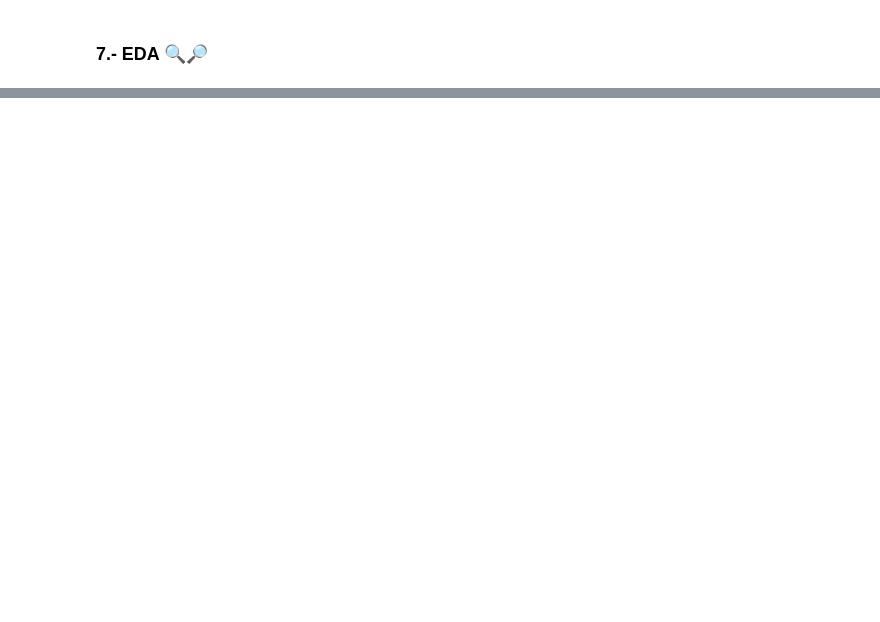
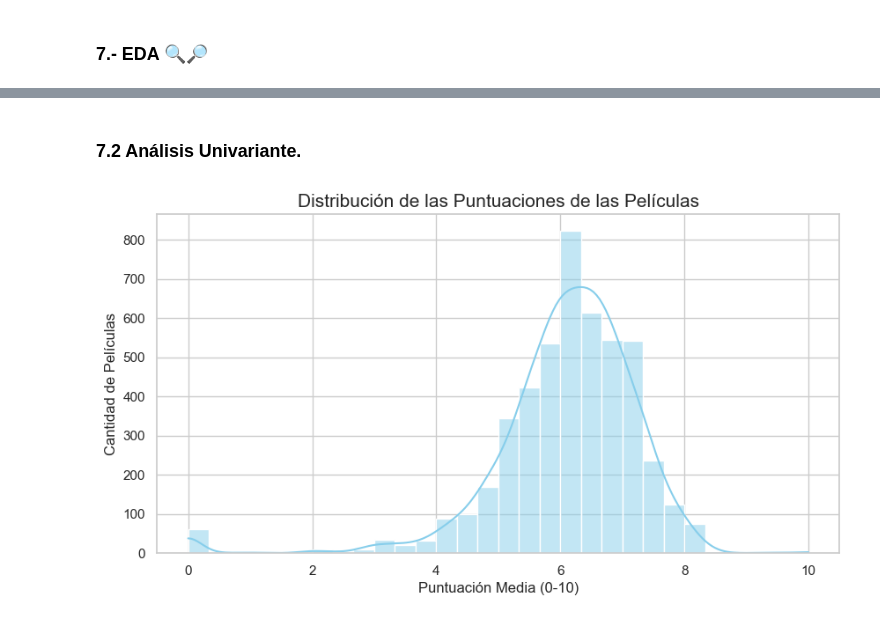
Before and after one commit to CesaReveron/An-lisis-de-Dataset-5000-Peliculas, a Jupyter notebook: analisis_previo.ipynb, the cells around one changed output, grey strips where cells are left out. Saved outputs shown, nothing was run; the diff lists cells and outputs as text; code cells hidden in the pictures; blank space fills up the shorter version.

Commit message:
Paso 7
Análisis Univariante y Bivariante

```diff
--- a/analisis_previo.ipynb
+++ b/analisis_previo.ipynb
@@ -351,0 +375,14 @@ plt.rcParams['figure.figsize'] = (10, 6)
+# %% [markdown]
+### 7.2 Análisis Univariante.
+# %%
+plt.figure(figsize=(10,5))
+sns.histplot(df_analitico['puntuacion_media'], bins=30, kde=True, color='skyblue')
+plt.title('Distribución de las Puntuaciones de las Películas', fontsize=15)
+plt.xlabel('Puntuación Media (0-10)')
+plt.ylabel('Cantidad de Películas')
+plt.show()
+
+# Insight escrito: "La mayoría de las películas se concentran entre 5.5 y 7.0 puntos.
+# Es raro encontrar películas con menos de 4 o más de 8.5."
+# %% [output]
+[figure, added]
```
Also changed, not shown: parts of 5 cells of this notebook.
